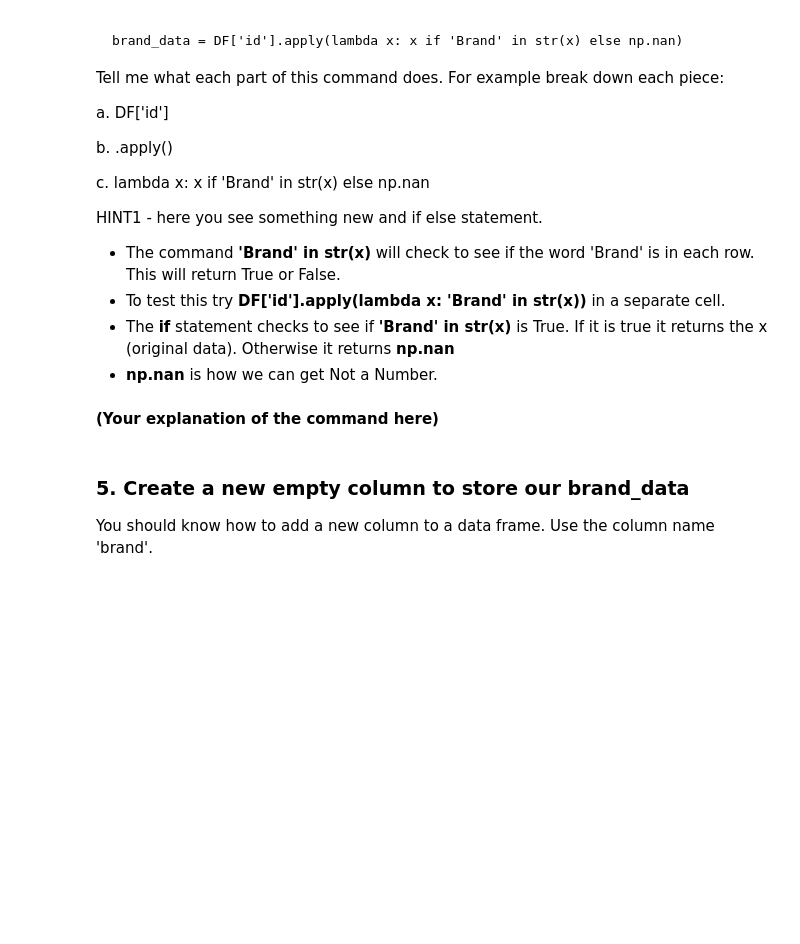
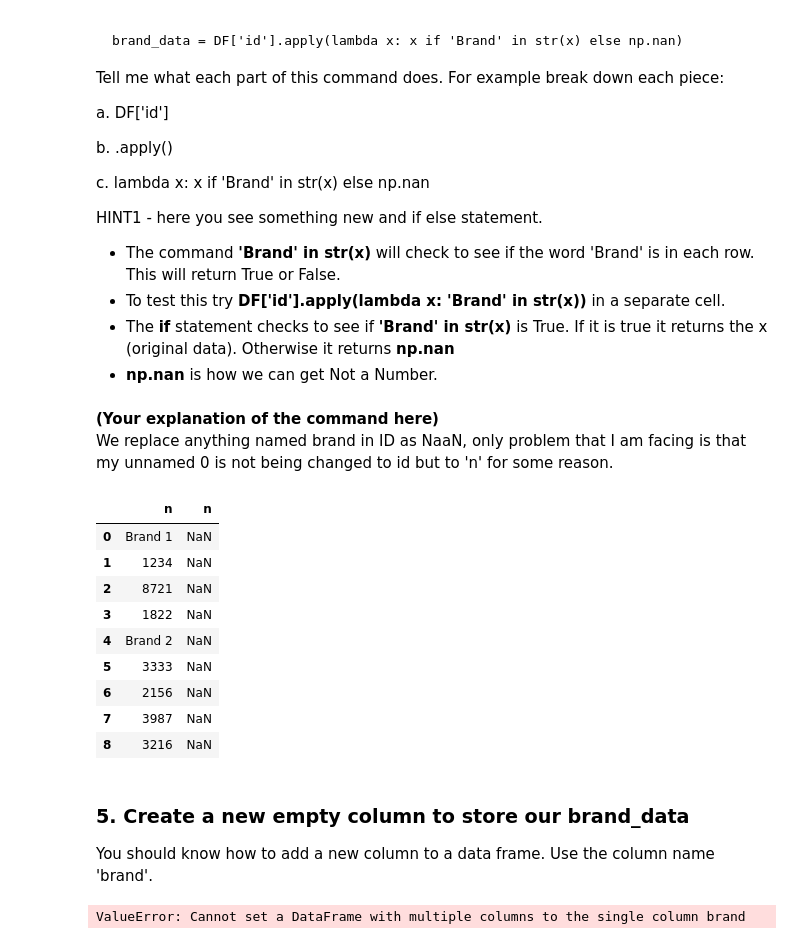
Before and after one commit to DCard2512/DATA101_Diego_Cardenas_Code, a Jupyter notebook: Day9/Day9-HW.ipynb, the cells around one changed output. Saved outputs shown, nothing was run; the diff lists cells and outputs as text; code cells hidden in the pictures; blank space fills up the shorter version.

```diff
--- a/Day9/Day9-HW.ipynb
+++ b/Day9/Day9-HW.ipynb
@@ -304,17 +304,30 @@ HINT1 - here you see something new and if else statement.
 - The **if** statement checks to see if **'Brand' in str(x)** is True. If it is true it returns the x (original data). Otherwise it returns **np.nan**
 - **np.nan** is how we can get Not a Number.
 # %% [markdown]
-**(Your explanation of the command here)**
+**(Your explanation of the command here)**<br> We replace anything named brand in ID as NaaN, only problem that I am facing is that my unnamed 0 is not being changed to id but to 'n' for some reason.
 # %%
 # Now just run the command
-brand_data = DF['id'].apply(lambda x: x if 'Brand' in str(x) else np.nan)
+brand_data = DF['n'].apply(lambda x: x if 'Brand' in str(x) else np.nan)
 brand_data
+# %% [output]
+|  | n | n |
+| 0 | Brand 1 | NaN |
+| 1 | 1234 | NaN |
+| 2 | 8721 | NaN |
+| 3 | 1822 | NaN |
+| 4 | Brand 2 | NaN |
+| 5 | 3333 | NaN |
+| 6 | 2156 | NaN |
+| 7 | 3987 | NaN |
+| 8 | 3216 | NaN |
 # %% [markdown]
 ### 5. Create a new empty column to store our brand_data
 
 You should know how to add a new column to a data frame. Use the column name 'brand'.
 # %%
-# Your code here
+DF['brand'] = brand_data
+# %% [output]
+ValueError: Cannot set a DataFrame with multiple columns to the single column brand
 # %% [markdown]
 ### 6. Lets fill up those NaNs with the brand information
 
```
Also changed, not shown: parts of 1 cell of this notebook.
